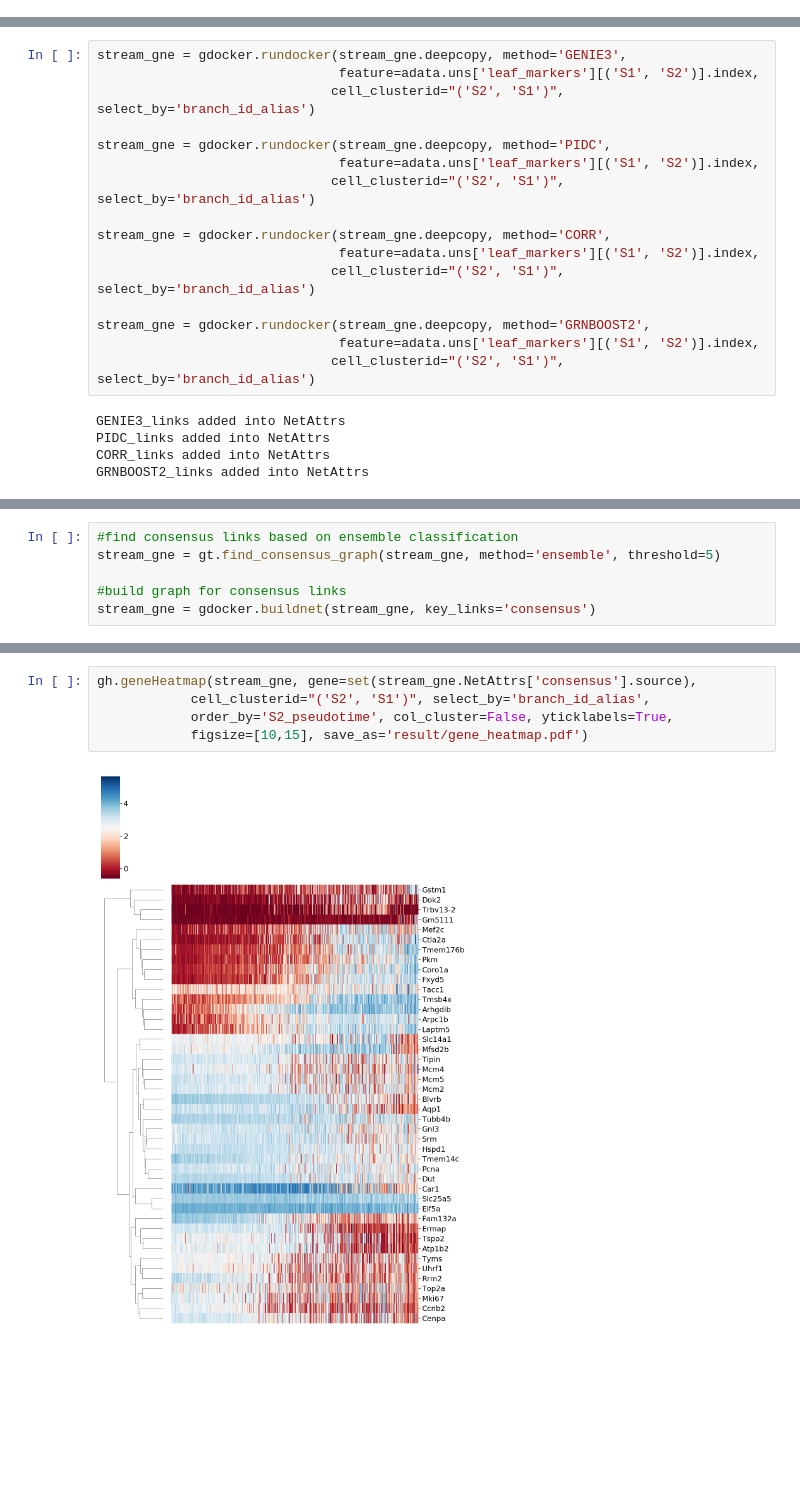
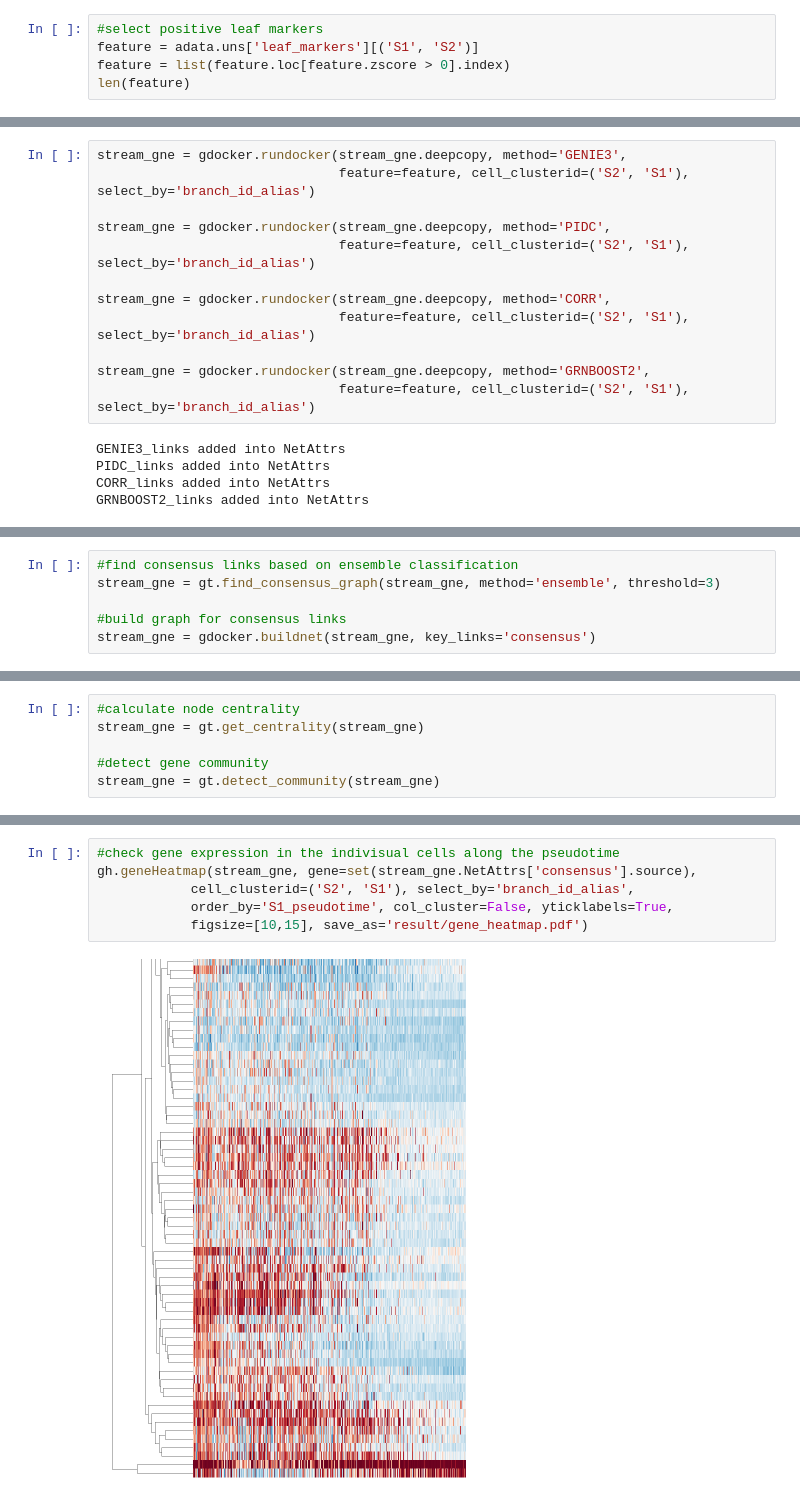
Before and after one commit to MingBit/PySCNet, a Jupyter notebook: tutorial/pyscnet_stream.ipynb, the cells around one changed output, grey strips where cells are left out. Cells and saved outputs as stored; diff of their text form; blank space fills up the shorter version.

```diff
--- a/tutorial/pyscnet_stream.ipynb
+++ b/tutorial/pyscnet_stream.ipynb
@@ -58,0 +93,5 @@ stream_gne = gnetdata.load_from_scanpy(adata)
+# %%
+#select positive leaf markers
+feature = adata.uns['leaf_markers'][('S1', 'S2')]
+feature = list(feature.loc[feature.zscore > 0].index)
+len(feature)
@@ -61,20 +107,16 @@ stream_gne = gnetdata.load_from_scanpy(adata)
 As reported in [GRN benchmark paper](https://pubmed.ncbi.nlm.nih.gov/31907445/), although some tools were designed for estimating gene regulatory relationship from transcriptomic data, only three methods ([GENIE3](https://journals.plos.org/plosone/article?id=10.1371/journal.pone.0012776), [PIDC](https://www.ncbi.nlm.nih.gov/pmc/articles/PMC5624513/) and [GRNBOOST2](https://academic.oup.com/bioinformatics/article-abstract/35/12/2159/5184284?redirectedFrom=fulltext)) were considered as competitive. However, results generated from different algorithms based on different assumptions are inconsistent. Therefore, defining a consensus network from multiple network becomes essential for the downstream analysis.
 # %%
 stream_gne = gdocker.rundocker(stream_gne.deepcopy, method='GENIE3',
-                               feature=adata.uns['leaf_markers'][('S1', 'S2')].index,
-                              cell_clusterid="('S2', 'S1')", select_by='branch_id_alias')
+                               feature=feature, cell_clusterid=('S2', 'S1'), select_by='branch_id_alias')
 
 stream_gne = gdocker.rundocker(stream_gne.deepcopy, method='PIDC',
-                               feature=adata.uns['leaf_markers'][('S1', 'S2')].index,
-                              cell_clusterid="('S2', 'S1')", select_by='branch_id_alias')
+                               feature=feature, cell_clusterid=('S2', 'S1'), select_by='branch_id_alias')
 
 stream_gne = gdocker.rundocker(stream_gne.deepcopy, method='CORR',
-                               feature=adata.uns['leaf_markers'][('S1', 'S2')].index,
-                              cell_clusterid="('S2', 'S1')", select_by='branch_id_alias')
+                               feature=feature, cell_clusterid=('S2', 'S1'), select_by='branch_id_alias')
 
 stream_gne = gdocker.rundocker(stream_gne.deepcopy, method='GRNBOOST2',
-                               feature=adata.uns['leaf_markers'][('S1', 'S2')].index,
-                              cell_clusterid="('S2', 'S1')", select_by='branch_id_alias')
+                               feature=feature, cell_clusterid=('S2', 'S1'), select_by='branch_id_alias')
 # %% [output]
 GENIE3_links added into NetAttrs
 PIDC_links added into NetAttrs
@@ -91,7 +136,7 @@ pyscnet provides multiple ways of predicting consensus network:
 Given consensus prediction, top *k* edges are selected for building gene graph. Genes importance can be estimated via node centralities including **Degree, PageRank, Closeness**. Furthermore, gene modules are predicted by applying community detection algorithms.
 # %%
 #find consensus links based on ensemble classification
-stream_gne = gt.find_consensus_graph(stream_gne, method='ensemble', threshold=5)
+stream_gne = gt.find_consensus_graph(stream_gne, method='ensemble', threshold=3)
 
 #build graph for consensus links
 stream_gne = gdocker.buildnet(stream_gne, key_links='consensus')
@@ -100,0 +155,6 @@ graph added into NetAttrs
+# %%
+#calculate node centrality
+stream_gne = gt.get_centrality(stream_gne)
+
+#detect gene community
+stream_gne = gt.detect_community(stream_gne)
@@ -101,8 +186,9 @@ graph added into NetAttrs
 # %%
+#check gene expression in the indivisual cells along the pseudotime
 gh.geneHeatmap(stream_gne, gene=set(stream_gne.NetAttrs['consensus'].source),
-            cell_clusterid="('S2', 'S1')", select_by='branch_id_alias',
-            order_by='S2_pseudotime', col_cluster=False, yticklabels=True,
+            cell_clusterid=('S2', 'S1'), select_by='branch_id_alias',
+            order_by='S1_pseudotime', col_cluster=False, yticklabels=True,
             figsize=[10,15], save_as='result/gene_heatmap.pdf')
 # %% [output]
-[figure, old version]
+[figure, new version]
 # %%
```
Also changed, not shown: parts of 25 cells of this notebook, 7 other files.
